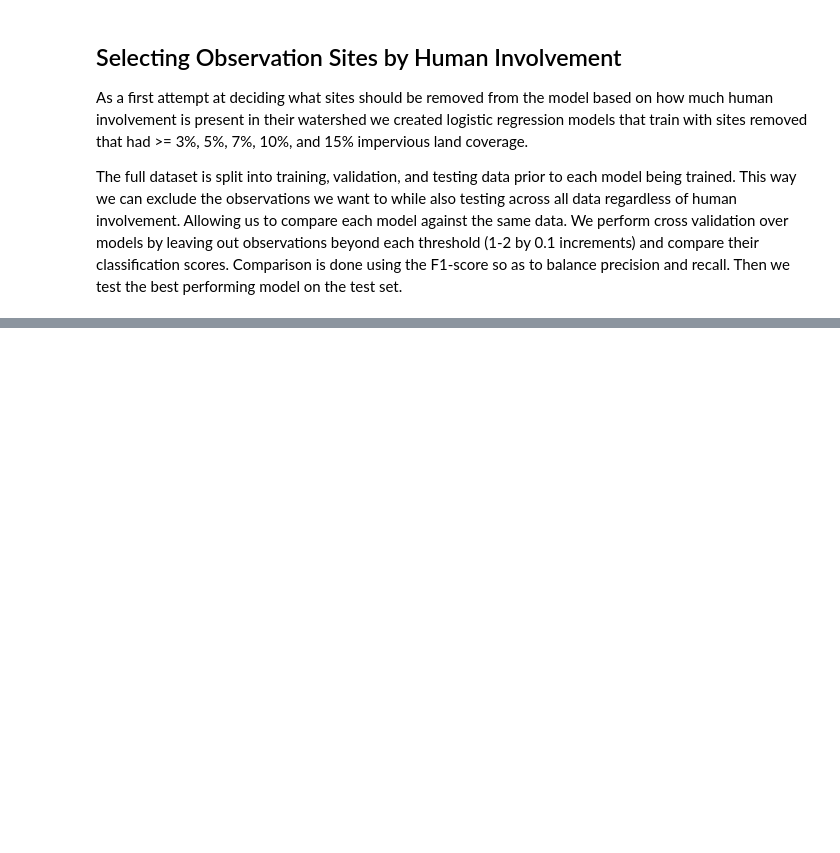
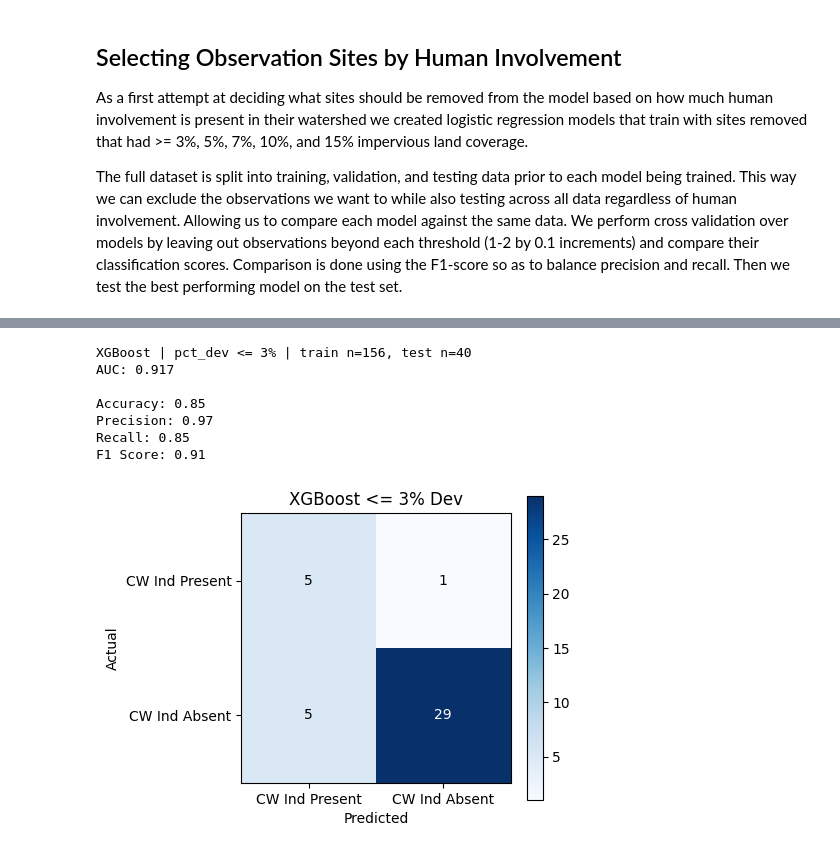
Before and after one commit to ShamSarris/nhdes-cw-stream-modelling, a Jupyter notebook: src/modelling.ipynb, the cells around one changed output, grey strips where cells are left out. Saved outputs shown, nothing was run; the diff lists cells and outputs as text; code cells hidden in the pictures; blank space fills up the shorter version.

```diff
--- a/src/modelling.ipynb
+++ b/src/modelling.ipynb
@@ -162,0 +200,51 @@ F1 Score: 0.67
+# %%
+from xgboost import XGBClassifier
+from sklearn.model_selection import train_test_split
+from sklearn.metrics import roc_auc_score
+
+# --- Tune this ---
+THRESHOLD = 3
+
+features = ['latitude', 'longitude', 'watershed_area']
+target = 'cw_ind'
+
+filtered = data.dropna(subset=features + [target, 'pct_dev'])
+filtered = filtered[filtered['pct_dev'] <= THRESHOLD]
+
+X = filtered[features]
+y = filtered[target]
+
+X_train, X_test, y_train, y_test = train_test_split(X, y, test_size=0.2, random_state=42)
+
+# Balance classes via scale_pos_weight (ratio of negative to positive samples)
+neg, pos = (y_train == 0).sum(), (y_train == 1).sum()
+scale = neg / pos if pos > 0 else 1.0
+
+xgb = XGBClassifier(
+    n_estimators=200,
+    max_depth=4,
+    learning_rate=0.05,
+    subsample=0.8,
+    colsample_bytree=0.8,
+    scale_pos_weight=scale,
+    eval_metric='logloss',
+    random_state=42,
+)
+xgb.fit(X_train, y_train)
+
+y_pred = xgb.predict(X_test)
+y_prob = xgb.predict_proba(X_test)[:, 1]
+auc = roc_auc_score(y_test, y_prob)
+
+print(f"XGBoost | pct_dev <= {THRESHOLD}% | train n={len(X_train)}, test n={len(X_test)}")
+print(f"AUC: {auc:.3f}\n")
+classification_report_suite(y_test, y_pred, labels=['CW Ind Present', 'CW Ind Absent'], title=f'XGBoost <= {THRESHOLD}% Dev')
+# %% [output]
+XGBoost | pct_dev <= 3% | train n=156, test n=40
+AUC: 0.917
+
+Accuracy: 0.85
+Precision: 0.97
+Recall: 0.85
+F1 Score: 0.91
+[figure, added]
```
Also changed, not shown: parts of 5 cells of this notebook, 13 other files.
